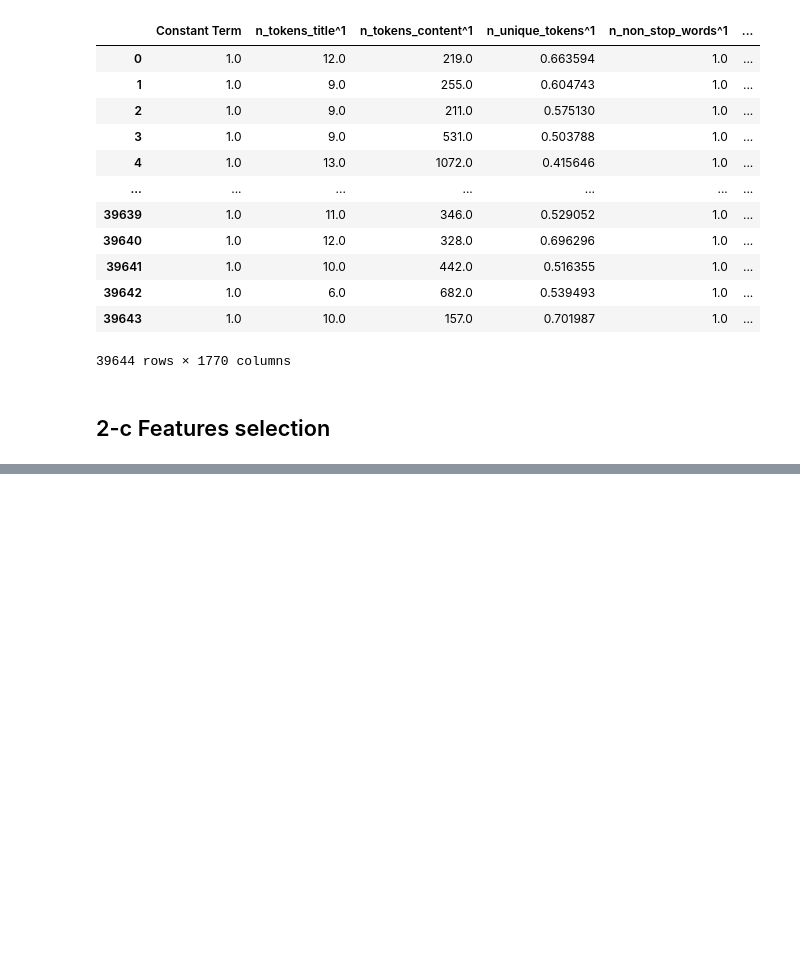
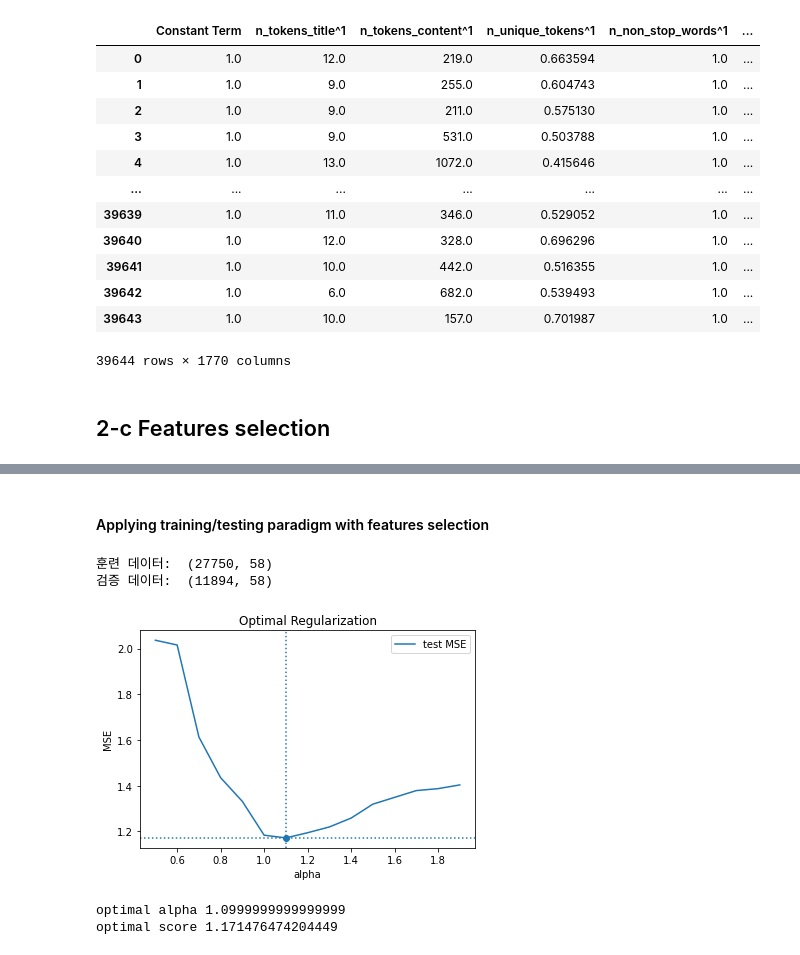
Before and after one commit to kth0522/Online-News-Popularity-Prediction, a Jupyter notebook: prototype.ipynb, the cells around one changed output, grey strips where cells are left out. Saved outputs shown, nothing was run; the diff lists cells and outputs as text; code cells hidden in the pictures; blank space fills up the shorter version.

```diff
--- a/prototype.ipynb
+++ b/prototype.ipynb
@@ -166,8 +125,0 @@ plt.close()
-# %%
-lr = LinearRegression()
-lr.fit(X_train, y_train)
-y_pred = lr.predict(X_test)
-
-print("r_squared", met.r2_score(y_test, y_pred))
-print("mse", met.mean_squared_error(y_test, y_pred))
-print("MAE", met.mean_absolute_error(y_test, y_pred))
@@ -188,8 +125,0 @@ plt.close()
-# %%
-ridge = Ridge()
-ridge.fit(X_train, y_train)
-y_pred = ridge.predict(X_test)
-
-print("r_squared", met.r2_score(y_test, y_pred))
-print("mse", met.mean_squared_error(y_test, y_pred))
-print("MAE", met.mean_absolute_error(y_test, y_pred))
@@ -209,0 +132,39 @@ plt.close()
+# %% [markdown]
+#### Applying training/testing paradigm with features selection
+# %%
+X_train, X_test, y_train, y_test = train_test_split(X, y, test_size = 0.3, random_state=10)
+X_poly_train, X_poly_test, y_poly_train, y_poly_test = train_test_split(X_polynomial,y, test_size=0.3, random_state=10)
+# %% [output]
+훈련 데이터:  (27750, 58)
+검증 데이터:  (11894, 58)
+# %%
+alphas = np.arange(0.5, 2.0, 0.1)
+
+test_scores = []
+
+for alpha in tqdm(alphas):
+    model = Lasso(alpha=alpha)
+    model.fit(X_poly_train, y_poly_train)
+    y_pred = model.predict(X_poly_test)
+    test_score = met.mean_squared_error(y_poly_test, y_pred)
+    test_scores.append(test_score)
+
+optimal_alpha = alphas[np.argmin(test_scores)]
+optimal_score = np.min(test_scores)
+plt.plot(alphas, test_scores, "-", label="test MSE")
+plt.axhline(optimal_score, linestyle=':')
+plt.axvline(optimal_alpha, linestyle=':')
+plt.scatter(optimal_alpha, optimal_score)
+plt.title("Optimal Regularization")
+plt.ylabel('MSE')
+plt.xlabel('alpha')
+plt.legend()
+plt.show()
+# %% [output]
+[figure, added]
+# %%
+print("optimal alpha", optimal_alpha)
+print("optimal score", optimal_score)
+# %% [output]
+optimal alpha 1.0999999999999999
+optimal score 1.171476474204449
```
Also changed, not shown: parts of 60 cells of this notebook.
